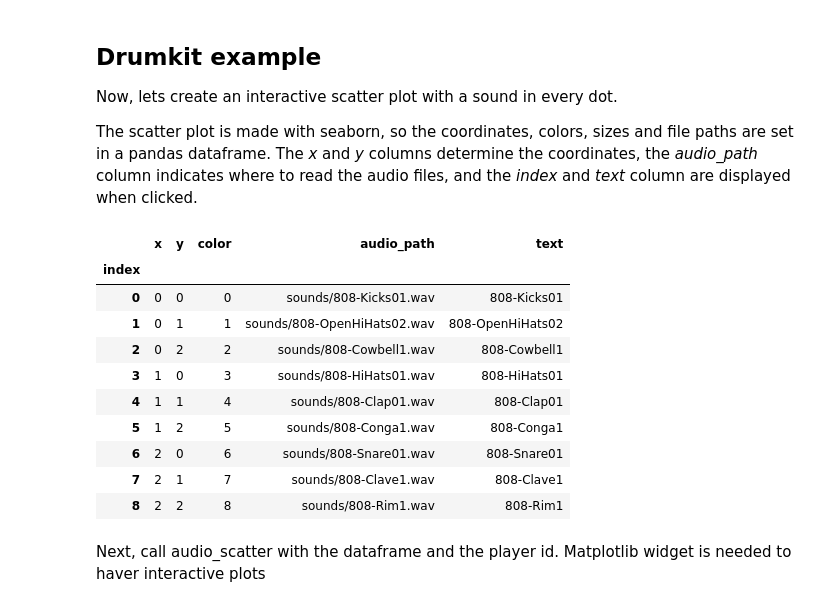
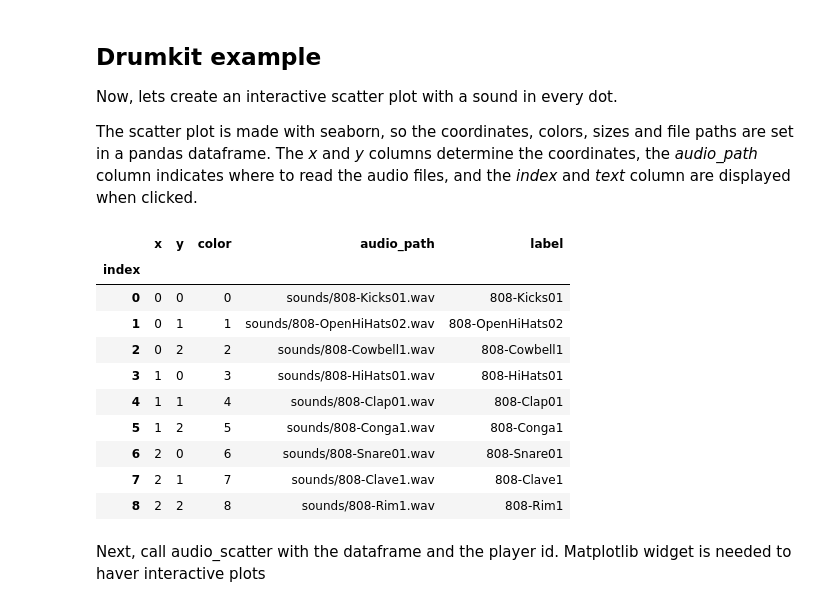
Before and after one commit to pabloriera/audio_scatter, a Jupyter notebook: Demo.ipynb, the cells around one changed output. Cells and saved outputs as stored; diff of their text form; code cells hidden in the pictures.

Commit message:
fix text field to label

```diff
--- a/Demo.ipynb
+++ b/Demo.ipynb
@@ -43,14 +43,14 @@ audio_path = [path+name+'.wav' for name in names]
 # %%
 import pandas as pd
 
 coords = [(x,y) for x in range(0,3,1) for y in range(0,3,1)]
 
 x,y = zip(*coords)
 
-data = pd.DataFrame({'x':x, 'y': y, 'color':range(9), 'audio_path':audio_path, 'index': range(9), 'text': names  }).set_index('index',drop=True)
+data = pd.DataFrame({'x':x, 'y': y, 'color':range(9), 'audio_path':audio_path, 'index': range(9), 'label': names  }).set_index('index',drop=True)
 data
 # %% [output]
-|  | x | y | color | audio_path | text |
+|  | x | y | color | audio_path | label |
 | index |  |  |  |  |  |
 | 0 | 0 | 0 | 0 | sounds/808-Kicks01.wav | 808-Kicks01 |
 | 1 | 0 | 1 | 1 | sounds/808-OpenHiHats02.wav | 808-OpenHiHats02 |
```
Also changed, not shown: parts of 2 cells of this notebook, 1 other file.
